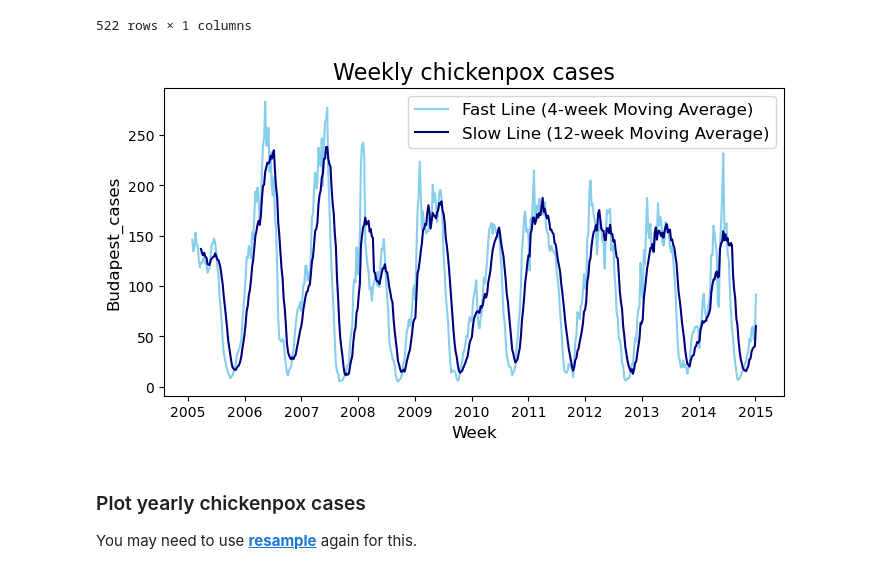
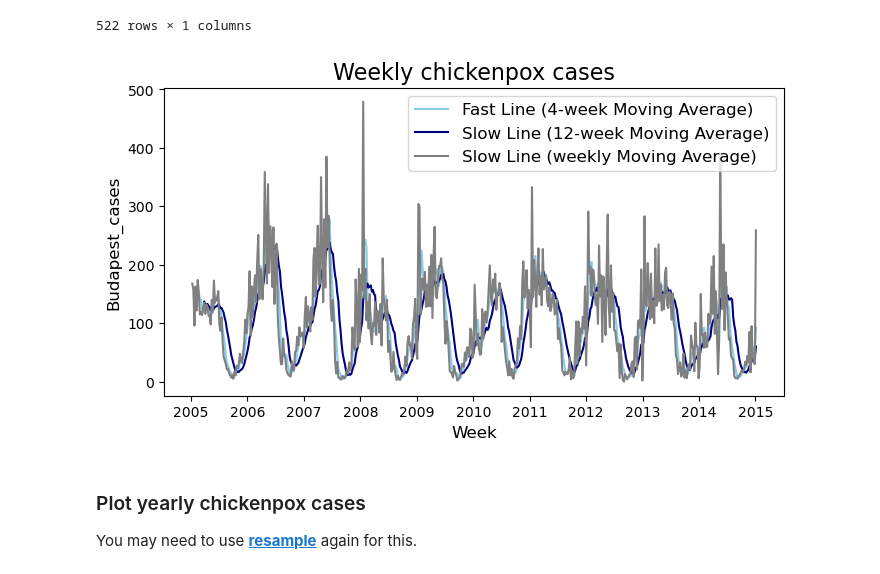
Before and after one commit to Thantip43/Time-Series-EDA-labs, a Jupyter notebook: Time Series EDA.ipynb, the cells around one changed output. Drawn from its saved outputs; the diff is of its cells as text; code cells hidden in the pictures.

```diff
--- a/Time Series EDA.ipynb
+++ b/Time Series EDA.ipynb
@@ -156,19 +156,20 @@ weekly
 # %%
 # Create the plot
 plt.figure(figsize=(8, 4))
 plt.plot(weekly['budapest_cases'].rolling(4).mean(), color='skyblue', label='Fast Line (4-week Moving Average)')
 plt.plot(weekly['budapest_cases'].rolling(12).mean(), color='navy', label='Slow Line (12-week Moving Average)')
+plt.plot(weekly['budapest_cases'].rolling(1).mean(), color='grey', label='Slow Line (weekly Moving Average)')
 
 # Add title, labels, and legend
 plt.title('Weekly chickenpox cases', fontsize=16)
 plt.xlabel('Week', fontsize=12)
 plt.ylabel('Budapest_cases', fontsize=12)
 plt.legend(fontsize=12)
 
 # Show the plot
 plt.show()
 # %% [output]
-[figure, old version]
+[figure, new version]
 # %% [markdown]
 ### Plot yearly chickenpox cases
 
```
